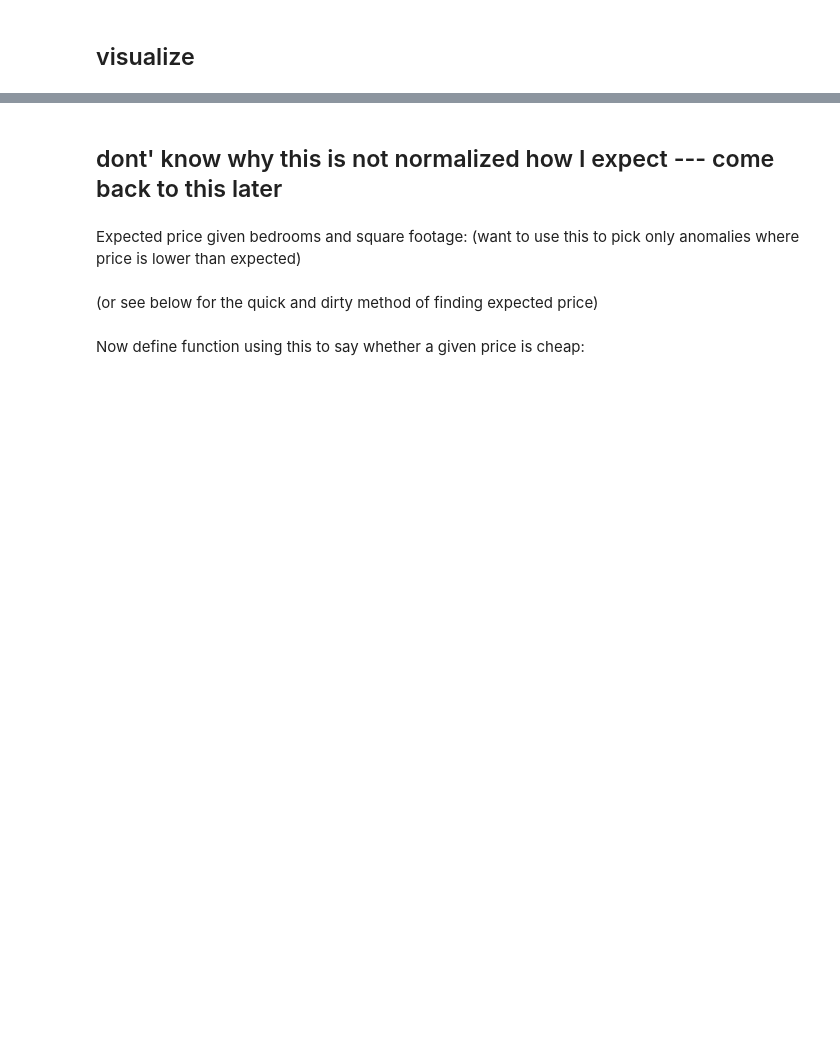
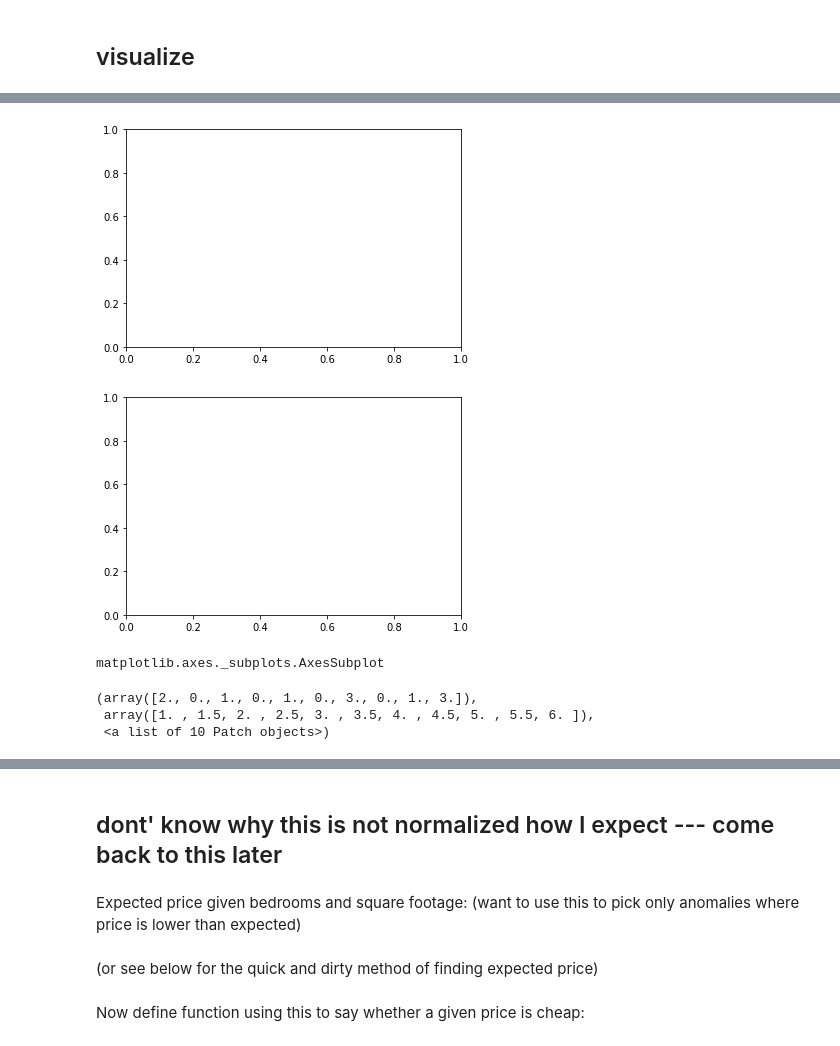
Before and after one commit to Laurelesh/craigslist_scraping, a Jupyter notebook: craigslist_scraping_v2.ipynb, the cells around one changed output, grey strips where cells are left out. Cells and saved outputs as stored; diff of their text form; code cells hidden in the pictures; blank space fills up the shorter version.

```diff
--- a/craigslist_scraping_v2.ipynb
+++ b/craigslist_scraping_v2.ipynb
@@ -663,0 +533,16 @@ $875.0 per room in a San jose 4-bedroom.
+# %%
+ax = plt.subplots()[1];
+fig = plt.subplots()[0]
+# %% [output]
+[figure, added]
+[figure, added]
+# %%
+type(ax)
+# %% [output]
+matplotlib.axes._subplots.AxesSubplot
+# %%
+ax.hist([1,1,2,3,4,4,4,5,6,6,6])
+# %% [output]
+(array([2., 0., 1., 0., 1., 0., 3., 0., 1., 3.]),
+ array([1. , 1.5, 2. , 2.5, 3. , 3.5, 4. , 4.5, 5. , 5.5, 6. ]),
+ <a list of 10 Patch objects>)
```
Also changed, not shown: parts of 47 cells of this notebook.
